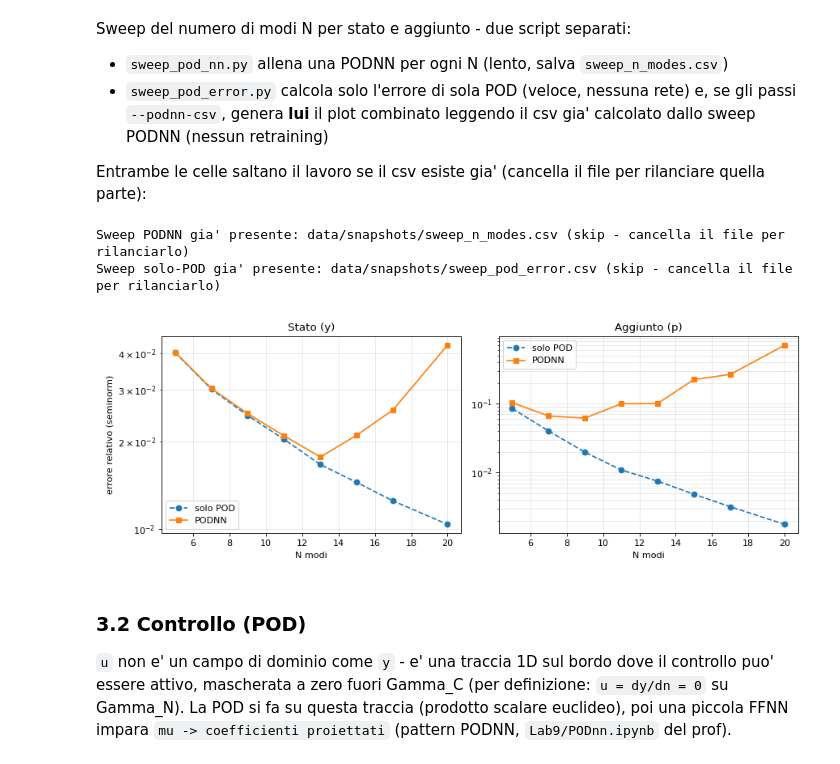
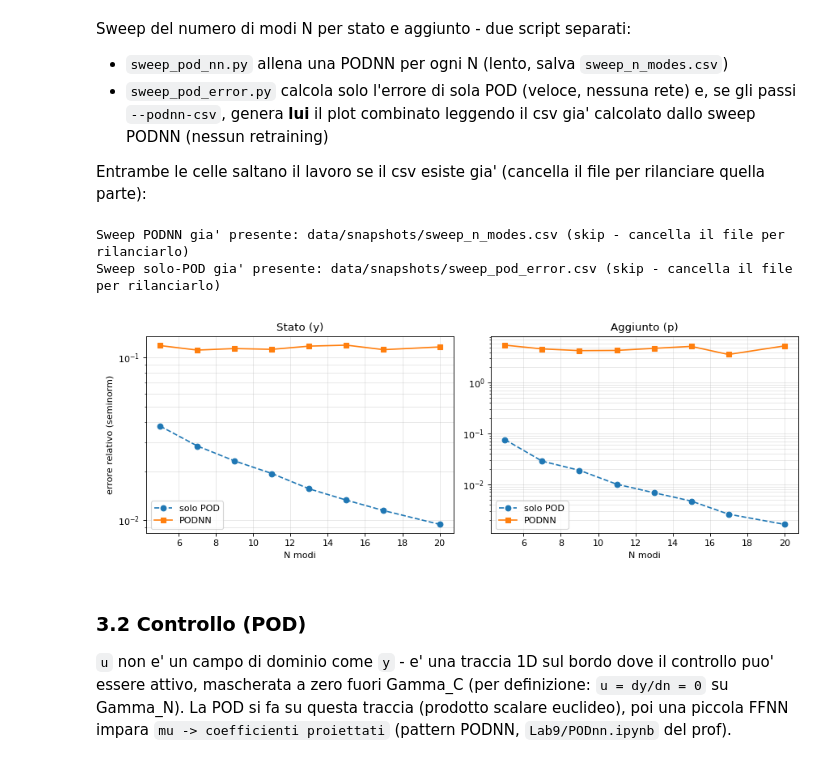
Before and after one commit to roccnroll/vbOCP, a Jupyter notebook: notebooks/run_pipeline_colab.ipynb, the cells around one changed output. Cells and saved outputs as stored; diff of their text form; code cells hidden in the pictures.

```diff
--- a/notebooks/run_pipeline_colab.ipynb
+++ b/notebooks/run_pipeline_colab.ipynb
@@ -177,7 +180,7 @@ Entrambe le celle saltano il lavoro se il csv esiste gia' (cancella il file per
 # %%
 N_MODES_VALUES = '5,7,9,11,13,15,17,20'
 HIDDEN_DIM = 32
-SWEEP_EPOCHS = 150000
+SWEEP_EPOCHS = 1
 SWEEP_N_MODES_OUTPUT = os.path.join(SNAPSHOTS_DIR, 'sweep_n_modes.csv')
 SWEEP_POD_ERROR_OUTPUT = os.path.join(SNAPSHOTS_DIR, 'sweep_pod_error.csv')
 # sweep PODNN (lento - allena una rete per N) - skip se il csv esiste gia'
@@ -185,34 +188,34 @@ if os.path.exists(SWEEP_N_MODES_OUTPUT):
     print(f"Sweep PODNN gia' presente: {SWEEP_N_MODES_OUTPUT} (skip - cancella il file per rilanciarlo)")
 else:
     !python -m src.rom.sweep_pod_nn \
         --config {CONFIG_PATH} \
         --snapshots {SNAPSHOTS_PATH} \
         --test-snapshots {TEST_SNAPSHOTS_PATH} \
         --sweep-param n_modes \
         --values {N_MODES_VALUES} \
         --hidden-dim {HIDDEN_DIM} \
         --epochs {SWEEP_EPOCHS} \
         --output {SWEEP_N_MODES_OUTPUT}
 
 # sweep solo POD (veloce, nessuna rete) + plot combinato (letto dal csv PODNN sopra, non rifatto qui) -
 # skip se il csv esiste gia'
 if os.path.exists(SWEEP_POD_ERROR_OUTPUT):
     print(f"Sweep solo-POD gia' presente: {SWEEP_POD_ERROR_OUTPUT} (skip - cancella il file per rilanciarlo)")
 else:
     !python -m src.rom.sweep_pod_error \
         --config {CONFIG_PATH} \
         --snapshots {SNAPSHOTS_PATH} \
         --test-snapshots {TEST_SNAPSHOTS_PATH} \
         --values {N_MODES_VALUES} \
         --podnn-csv {SWEEP_N_MODES_OUTPUT} \
         --output {SWEEP_POD_ERROR_OUTPUT}
 from pathlib import Path
 from IPython.display import Image
 Image(str(Path(SWEEP_POD_ERROR_OUTPUT).with_suffix('.png')))
 # %% [output]
 Sweep PODNN gia' presente: data/snapshots/sweep_n_modes.csv (skip - cancella il file per rilanciarlo)
 Sweep solo-POD gia' presente: data/snapshots/sweep_pod_error.csv (skip - cancella il file per rilanciarlo)
-[figure, old version]
+[figure, new version]
 # %% [markdown]
 ### 3.2 Controllo (POD)
 
```
Also changed, not shown: parts of 13 cells of this notebook, 4 other files.
